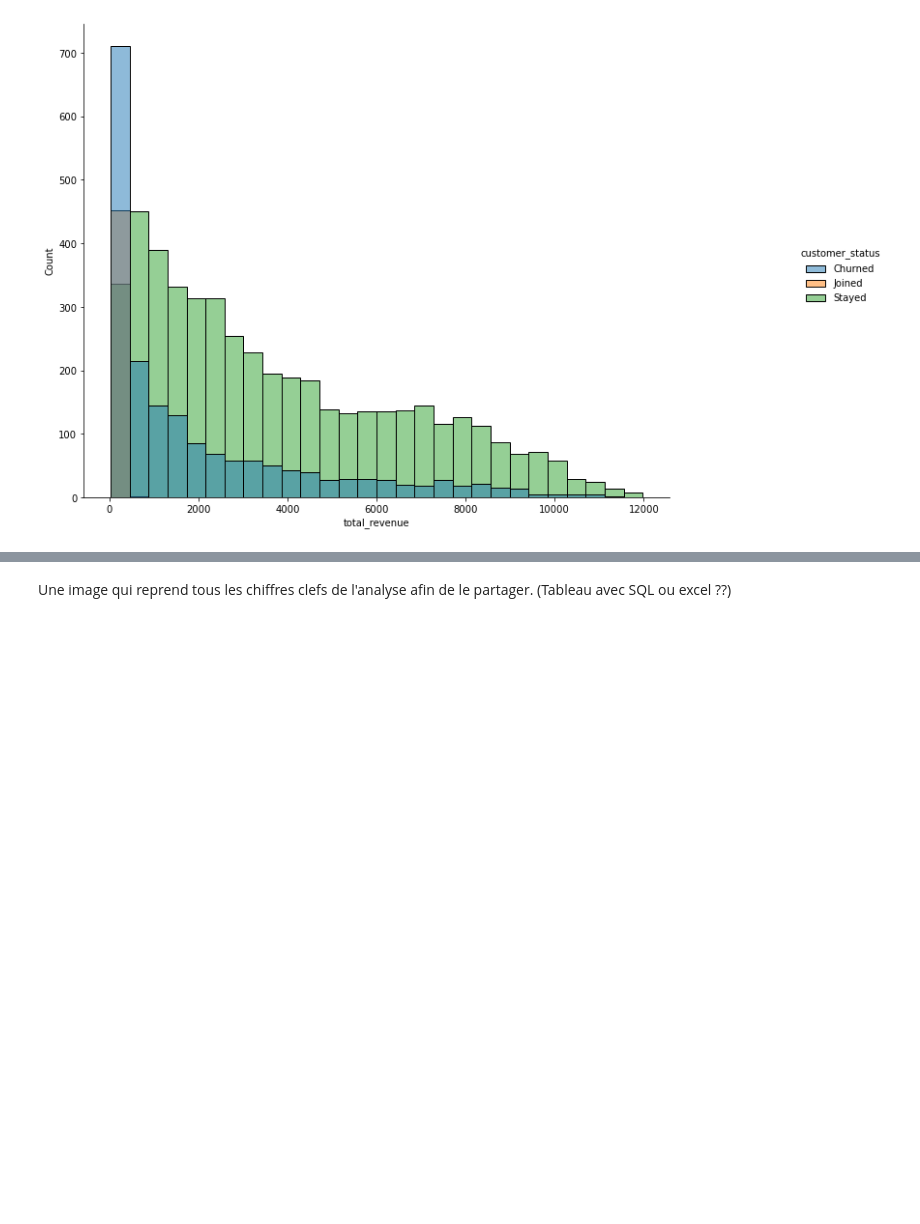
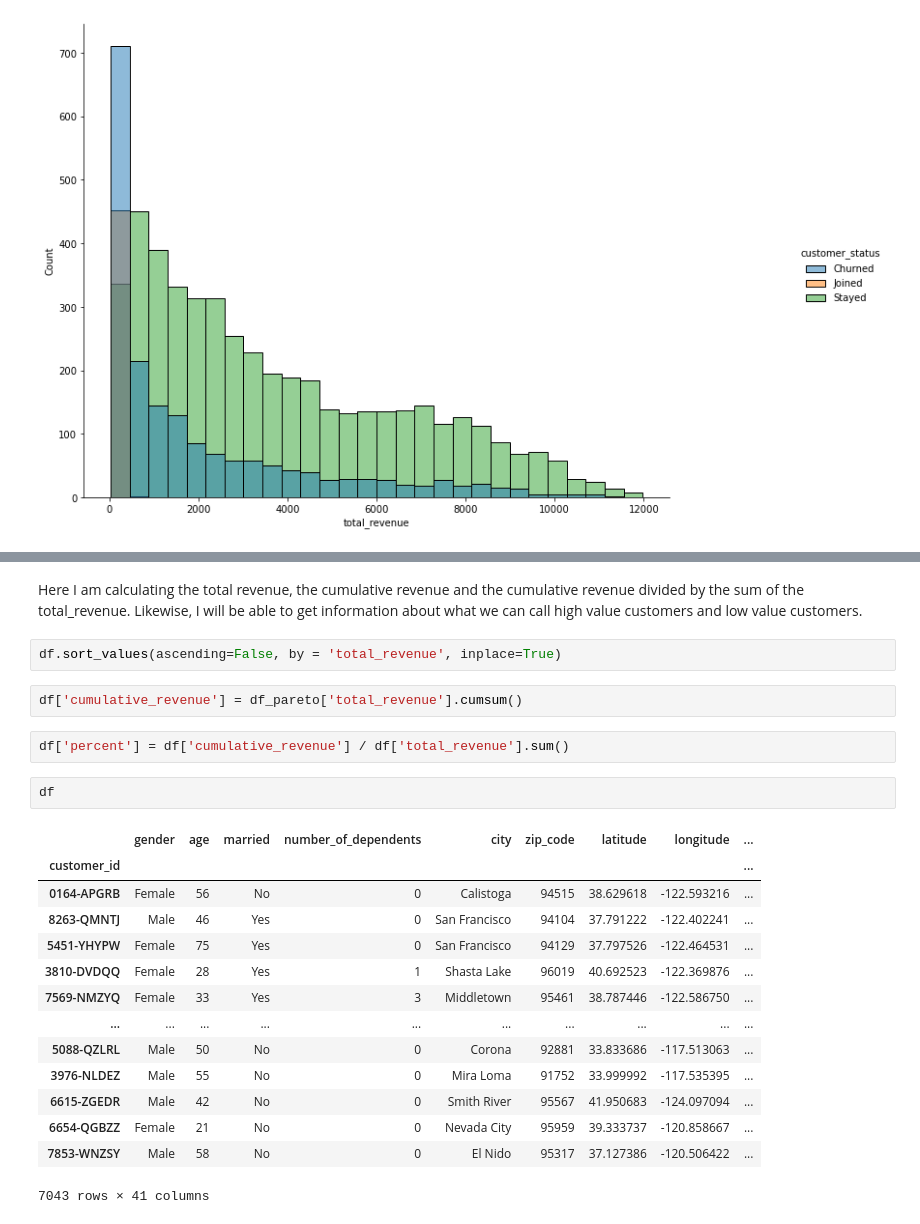
Before and after one commit to Yurhigz/Telecom_Churn, a Jupyter notebook: Script_Python.ipynb, the cells around one changed output, grey strips where cells are left out. Drawn from its saved outputs; the diff is of its cells as text; blank space fills up the shorter version.

```diff
--- a/Script_Python.ipynb
+++ b/Script_Python.ipynb
@@ -502,2 +492,25 @@ df.total_revenue.mean()
-# %% [markdown]
-Une image qui reprend tous les chiffres clefs de l'analyse afin de le partager. (Tableau avec SQL ou excel ??)
+# %% [markdown]
+Here I am calculating the total revenue, the cumulative revenue and the cumulative revenue divided by the sum of the total_revenue. Likewise, I will be able to get information about what we can call high value customers and low value customers.
+# %%
+df.sort_values(ascending=False, by = 'total_revenue', inplace=True)
+# %%
+df['cumulative_revenue'] = df_pareto['total_revenue'].cumsum()
+# %%
+df['percent'] = df['cumulative_revenue'] / df['total_revenue'].sum()
+# %%
+df
+# %% [output]
+|  | gender | age | married | number_of_dependents | city | zip_code | latitude | longitude | ... |
+| customer_id |  |  |  |  |  |  |  |  | ... |
+| 0164-APGRB | Female | 56 | No | 0 | Calistoga | 94515 | 38.629618 | -122.593216 | ... |
+| 8263-QMNTJ | Male | 46 | Yes | 0 | San Francisco | 94104 | 37.791222 | -122.402241 | ... |
+| 5451-YHYPW | Female | 75 | Yes | 0 | San Francisco | 94129 | 37.797526 | -122.464531 | ... |
+| 3810-DVDQQ | Female | 28 | Yes | 1 | Shasta Lake | 96019 | 40.692523 | -122.369876 | ... |
+| 7569-NMZYQ | Female | 33 | Yes | 3 | Middletown | 95461 | 38.787446 | -122.586750 | ... |
+| ... | ... | ... | ... | ... | ... | ... | ... | ... | ... |
+| 5088-QZLRL | Male | 50 | No | 0 | Corona | 92881 | 33.833686 | -117.513063 | ... |
+| 3976-NLDEZ | Male | 55 | No | 0 | Mira Loma | 91752 | 33.999992 | -117.535395 | ... |
+| 6615-ZGEDR | Male | 42 | No | 0 | Smith River | 95567 | 41.950683 | -124.097094 | ... |
+| 6654-QGBZZ | Female | 21 | No | 0 | Nevada City | 95959 | 39.333737 | -120.858667 | ... |
+| 7853-WNZSY | Male | 58 | No | 0 | El Nido | 95317 | 37.127386 | -120.506422 | ... |
+7043 rows × 41 columns
```
Also changed, not shown: parts of 8 cells of this notebook.
